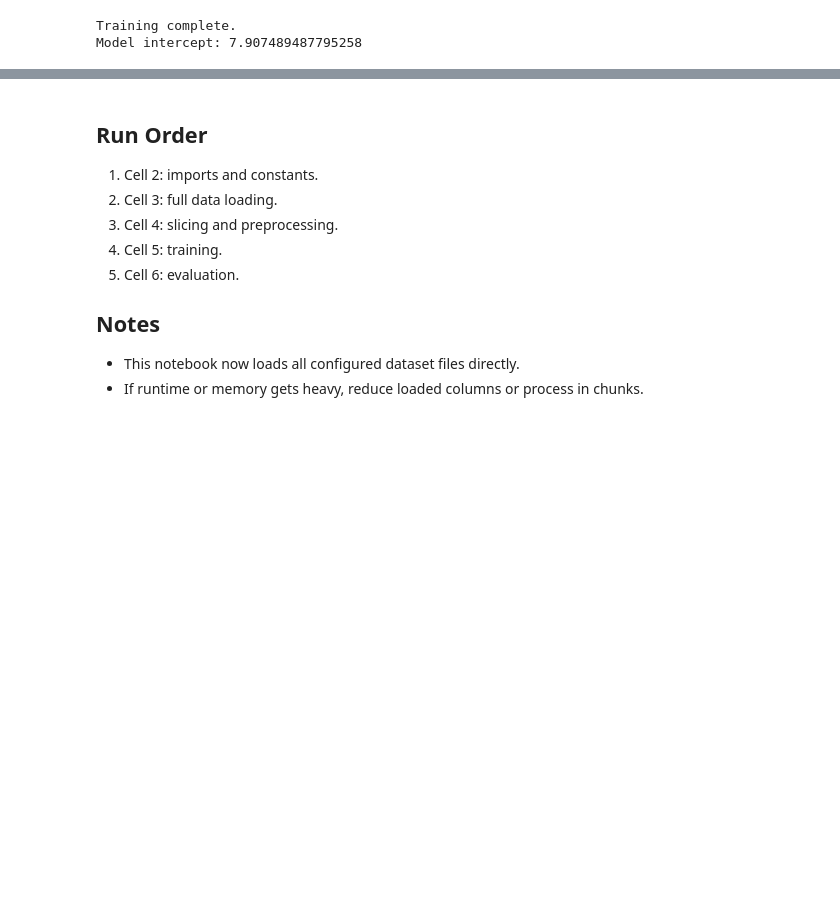
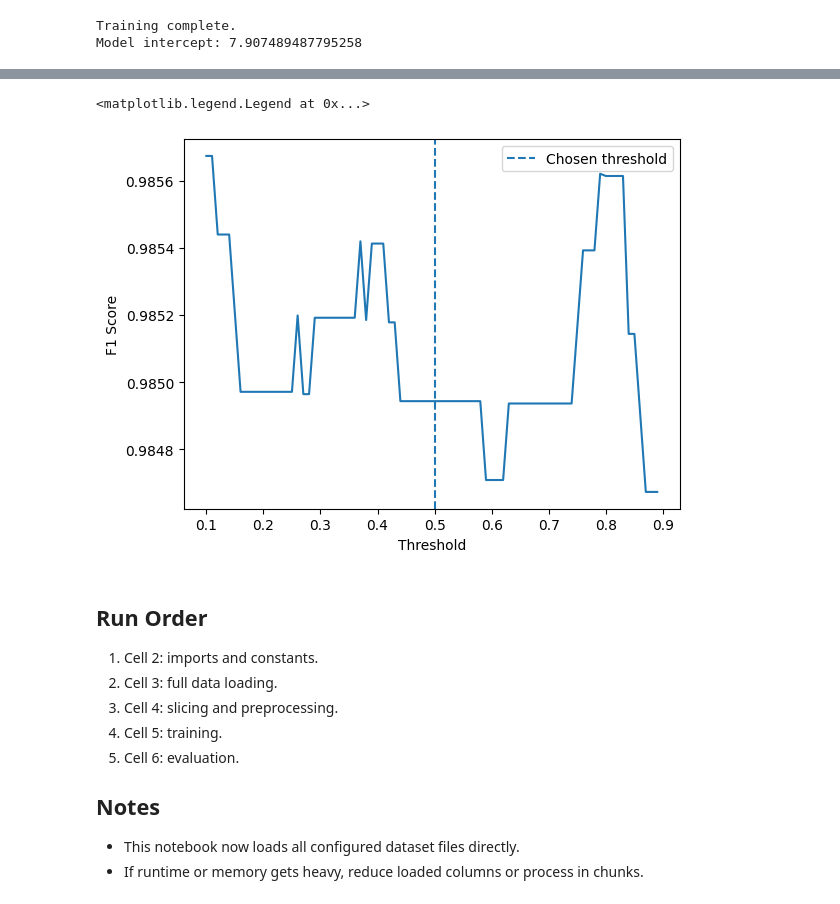
Before and after one commit to katherineesanders/ML-Project, a Jupyter notebook: logreg_experiments.ipynb, the cells around one changed output, grey strips where cells are left out. Cells and saved outputs as stored; diff of their text form; code cells hidden in the pictures; blank space fills up the shorter version.

```diff
--- a/logreg_experiments.ipynb
+++ b/logreg_experiments.ipynb
@@ -207,3 +348,16 @@ plt.show()
+# %%
+
+
+thresholds = np.arange(0.1, 0.9, 0.01)
+f1_scores = [f1_score(y_test, (pred_proba >= t).astype(int)) for t in thresholds]
+plt.plot(thresholds, f1_scores)
+plt.axvline(x=0.5, linestyle='--', label='Chosen threshold')
+plt.xlabel('Threshold')
+plt.ylabel('F1 Score')
+plt.legend()
+# %% [output]
+<matplotlib.legend.Legend at 0x...>
+[figure, added]
 # %% [markdown]
 ## Run Order
 1. Cell 2: imports and constants.
```
Also changed, not shown: parts of 4 cells of this notebook, 6 other files.
